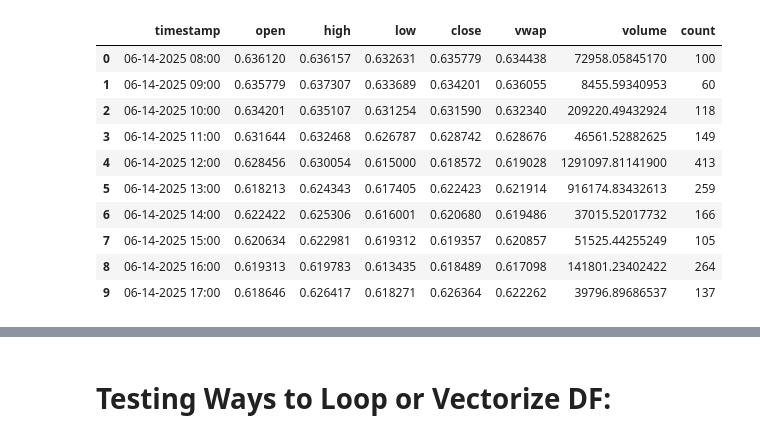
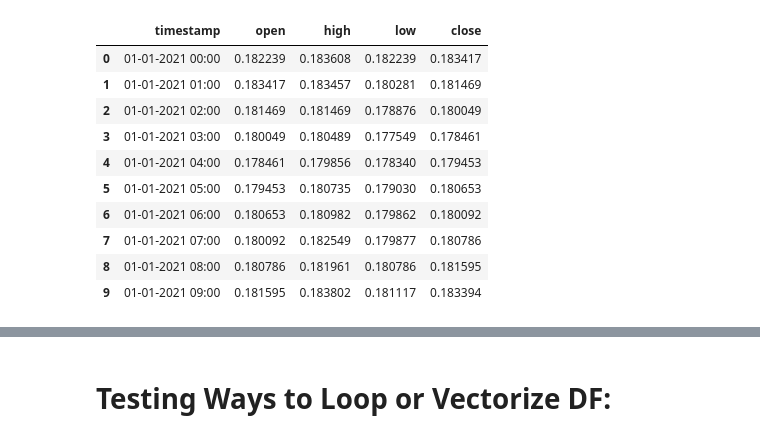
Before and after one commit to nickwhitley/dca-bot, a Jupyter notebook: notebooks/dca_bot_testing.ipynb, the cells around one changed output, grey strips where cells are left out. Cells and saved outputs as stored; diff of their text form; code cells hidden in the pictures.

```diff
--- a/notebooks/dca_bot_testing.ipynb
+++ b/notebooks/dca_bot_testing.ipynb
@@ -16,18 +63,18 @@ pd.set_option('display.max_columns', None)
 # %%
-df = data.get_df("ADAUSD", Timeframe.H1, ".", 'PARQUET')
+df = data.get_df("ADA_USD", Timeframe.H1, ".", 'PARQUET')
 df.head(10)
 # %% [output]
-|  | timestamp | open | high | low | close | vwap | volume | count |
-| 0 | 06-14-2025 08:00 | 0.636120 | 0.636157 | 0.632631 | 0.635779 | 0.634438 | 72958.05845170 | 100 |
-| 1 | 06-14-2025 09:00 | 0.635779 | 0.637307 | 0.633689 | 0.634201 | 0.636055 | 8455.59340953 | 60 |
-| 2 | 06-14-2025 10:00 | 0.634201 | 0.635107 | 0.631254 | 0.631590 | 0.632340 | 209220.49432924 | 118 |
-| 3 | 06-14-2025 11:00 | 0.631644 | 0.632468 | 0.626787 | 0.628742 | 0.628676 | 46561.52882625 | 149 |
-| 4 | 06-14-2025 12:00 | 0.628456 | 0.630054 | 0.615000 | 0.618572 | 0.619028 | 1291097.81141900 | 413 |
-| 5 | 06-14-2025 13:00 | 0.618213 | 0.624343 | 0.617405 | 0.622423 | 0.621914 | 916174.83432613 | 259 |
-| 6 | 06-14-2025 14:00 | 0.622422 | 0.625306 | 0.616001 | 0.620680 | 0.619486 | 37015.52017732 | 166 |
-| 7 | 06-14-2025 15:00 | 0.620634 | 0.622981 | 0.619312 | 0.619357 | 0.620857 | 51525.44255249 | 105 |
-| 8 | 06-14-2025 16:00 | 0.619313 | 0.619783 | 0.613435 | 0.618489 | 0.617098 | 141801.23402422 | 264 |
-| 9 | 06-14-2025 17:00 | 0.618646 | 0.626417 | 0.618271 | 0.626364 | 0.622262 | 39796.89686537 | 137 |
+|  | timestamp | open | high | low | close |
+| 0 | 01-01-2021 00:00 | 0.182239 | 0.183608 | 0.182239 | 0.183417 |
+| 1 | 01-01-2021 01:00 | 0.183417 | 0.183457 | 0.180281 | 0.181469 |
+| 2 | 01-01-2021 02:00 | 0.181469 | 0.181469 | 0.178876 | 0.180049 |
+| 3 | 01-01-2021 03:00 | 0.180049 | 0.180489 | 0.177549 | 0.178461 |
+| 4 | 01-01-2021 04:00 | 0.178461 | 0.179856 | 0.178340 | 0.179453 |
+| 5 | 01-01-2021 05:00 | 0.179453 | 0.180735 | 0.179030 | 0.180653 |
+| 6 | 01-01-2021 06:00 | 0.180653 | 0.180982 | 0.179862 | 0.180092 |
+| 7 | 01-01-2021 07:00 | 0.180092 | 0.182549 | 0.179877 | 0.180786 |
+| 8 | 01-01-2021 08:00 | 0.180786 | 0.181961 | 0.180786 | 0.181595 |
+| 9 | 01-01-2021 09:00 | 0.181595 | 0.183802 | 0.181117 | 0.183394 |
 # %%
 class Trade(BaseModel):
     # price of quote crypto
```
Also changed, not shown: parts of 4 cells of this notebook, 7 other files.
